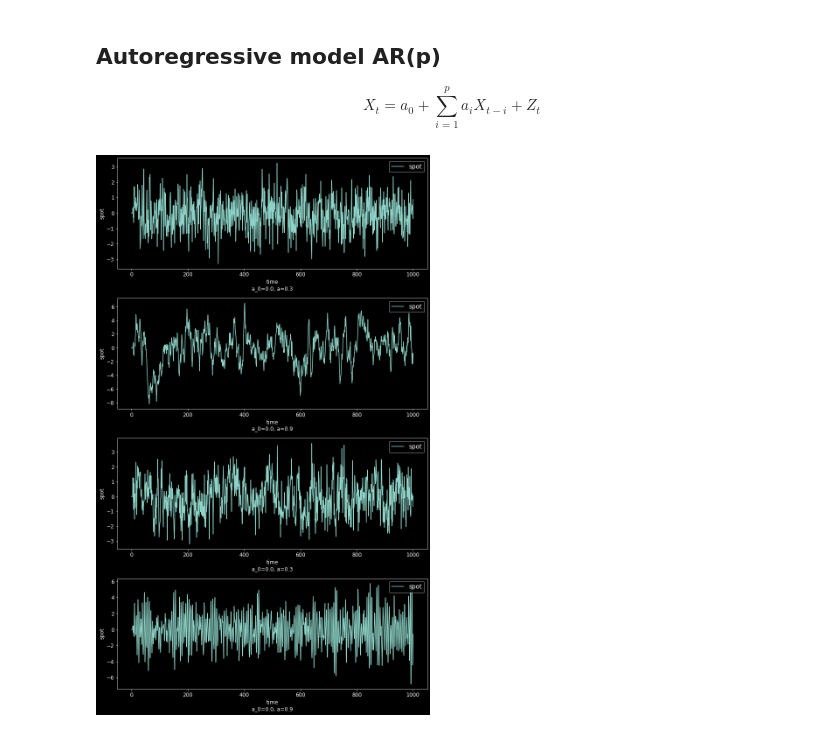
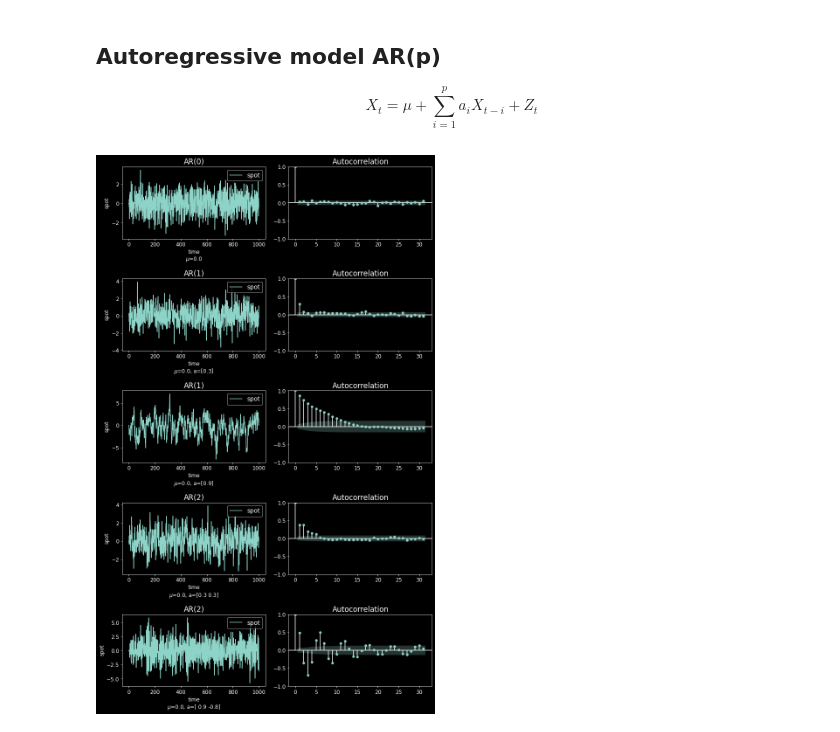
Before and after one commit to sauxpa/stochastic, a Jupyter notebook: examples/ito_diffusions_examples/times_series.ipynb, the cells around one changed output. Saved outputs shown, nothing was run; the diff lists cells and outputs as text; code cells hidden in the pictures.

```diff
--- a/examples/ito_diffusions_examples/times_series.ipynb
+++ b/examples/ito_diffusions_examples/times_series.ipynb
@@ -12,7 +13,7 @@ plt.style.use('dark_background')
 # %%
 params = {
     'font.size': 14,
-    'figure.figsize': (11,18),
+    'figure.figsize': (22,18),
     'axes.labelsize': 12,
     'xtick.labelsize': 12,
     'ytick.labelsize': 12,
@@ -23,30 +24,40 @@ T = int(1e3)
 # %% [markdown]
 ## Autoregressive model AR(p)
 
-$$X_t = a_0 + \sum_{i=1}^p a_{i} X_{t-i} + Z_t$$
+$$X_t = \mu + \sum_{i=1}^p a_{i} X_{t-i} + Z_t$$
 # %%
-fig, axes = plt.subplots(nrows=4, ncols=1)
+fig, axess = plt.subplots(nrows=5, ncols=2)
 
 a_ = [
-    [0.0, 0.3],
-    [0.0, 0.9],
-    [0.0, 0.3, 0.3],
-    [0.0, 0.9, -0.8],
+    [],
+    [0.3],
+    [0.9],
+    [0.3, 0.3],
+    [0.9, -0.8],
 ]
 
-X = AR(x0=[0.0, 0.0, 0.0, 0.0], T=T, vol=1.0)
+X = AR(x0=[0.0, 0.0], mu=0.0, T=T, vol=1.0)
 
-for i, ax in enumerate(axes):
+for i, axes in enumerate(axess):
     a = a_[i]
     X.a = a
     df = X.simulate()
+
+    ax = axes[0]
     df.plot(kind='line', ax=ax)
 
-    ax.set_xlabel('time\na_0={:.1f}, a={}'.format(a[0], a[1]))
+    if X.p > 0:
+        ax.set_xlabel('time\n$\mu$={:.1f}, a={}'.format(X.mu, X.a))
+    else:
+        ax.set_xlabel('time\n$\mu$={:.1f}'.format(X.mu))
     ax.set_ylabel('spot')
     ax.legend(loc='upper right')
+    ax.set_title('AR({:.0f})'.format(X.p))
+
+    ax = axes[1]
+    plot_acf(df, ax=ax)
 
 plt.tight_layout()
 plt.show()
 # %% [output]
-[figure, old version]
+[figure, new version]
```
Also changed, not shown: parts of 3 cells of this notebook.
